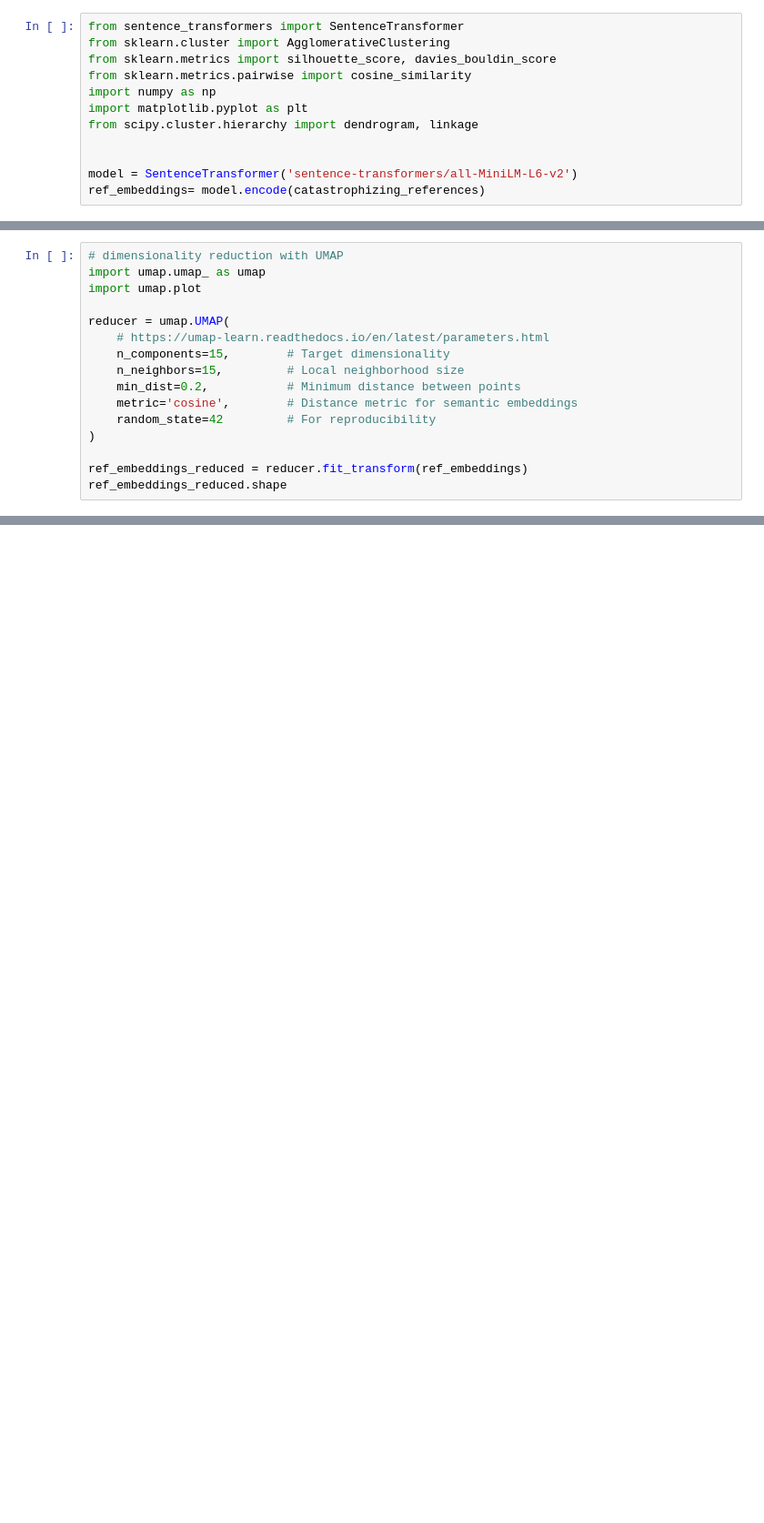
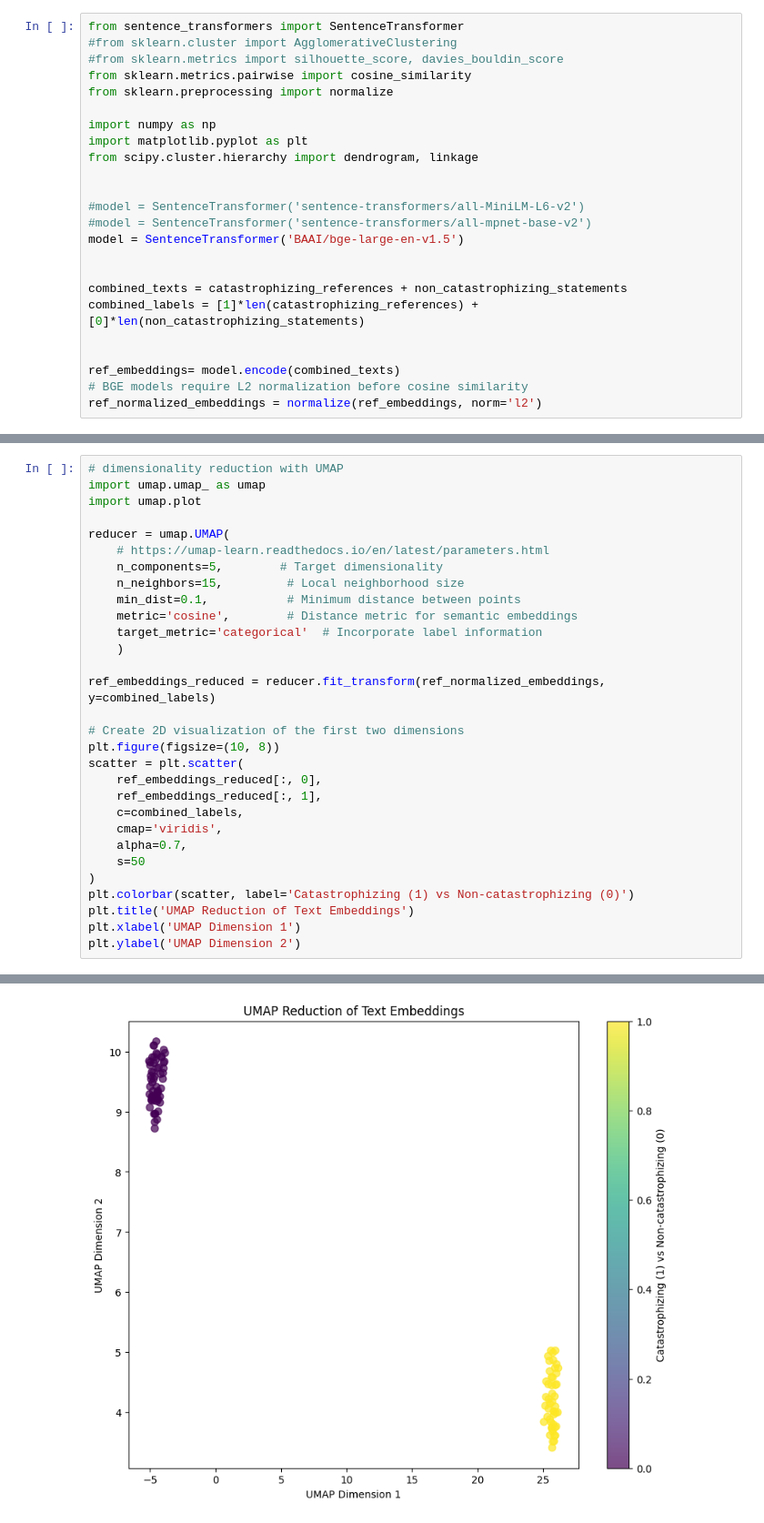
Before and after one commit to artoo-git/txtEmbed_catastrophising, a Jupyter notebook: Catastrophizing_similarity_processing.ipynb, the cells around one changed output, grey strips where cells are left out. Shown at 91% size. Cells and saved outputs as stored; diff of their text form; blank space fills up the shorter version.

```diff
--- a/Catastrophizing_similarity_processing.ipynb
+++ b/Catastrophizing_similarity_processing.ipynb
@@ -109,13 +166,25 @@ Here we converts our 50 catoastrophizing sentences into a high dimensional space
 # %%
 from sentence_transformers import SentenceTransformer
-from sklearn.cluster import AgglomerativeClustering
-from sklearn.metrics import silhouette_score, davies_bouldin_score
+#from sklearn.cluster import AgglomerativeClustering
+#from sklearn.metrics import silhouette_score, davies_bouldin_score
 from sklearn.metrics.pairwise import cosine_similarity
+from sklearn.preprocessing import normalize
+
 import numpy as np
 import matplotlib.pyplot as plt
 from scipy.cluster.hierarchy import dendrogram, linkage
 
 
-model = SentenceTransformer('sentence-transformers/all-MiniLM-L6-v2')
-ref_embeddings= model.encode(catastrophizing_references)
+#model = SentenceTransformer('sentence-transformers/all-MiniLM-L6-v2')
+#model = SentenceTransformer('sentence-transformers/all-mpnet-base-v2')
+model = SentenceTransformer('BAAI/bge-large-en-v1.5')
+
+
+combined_texts = catastrophizing_references + non_catastrophizing_statements
+combined_labels = [1]*len(catastrophizing_references) + [0]*len(non_catastrophizing_statements)
+
+
+ref_embeddings= model.encode(combined_texts)
+# BGE models require L2 normalization before cosine similarity
+ref_normalized_embeddings = normalize(ref_embeddings, norm='l2')
 # %% [output]
@@ -140,13 +213,27 @@ import umap.plot
 
 reducer = umap.UMAP(
     # https://umap-learn.readthedocs.io/en/latest/parameters.html
-    n_components=15,        # Target dimensionality
+    n_components=5,        # Target dimensionality
     n_neighbors=15,         # Local neighborhood size
-    min_dist=0.2,           # Minimum distance between points
+    min_dist=0.1,           # Minimum distance between points
     metric='cosine',        # Distance metric for semantic embeddings
-    random_state=42         # For reproducibility
+    target_metric='categorical'  # Incorporate label information
+    )
+
+ref_embeddings_reduced = reducer.fit_transform(ref_normalized_embeddings, y=combined_labels)
+
+# Create 2D visualization of the first two dimensions
+plt.figure(figsize=(10, 8))
+scatter = plt.scatter(
+    ref_embeddings_reduced[:, 0],
+    ref_embeddings_reduced[:, 1],
+    c=combined_labels,
+    cmap='viridis',
+    alpha=0.7,
+    s=50
 )
-
-ref_embeddings_reduced = reducer.fit_transform(ref_embeddings)
-ref_embeddings_reduced.shape
+plt.colorbar(scatter, label='Catastrophizing (1) vs Non-catastrophizing (0)')
+plt.title('UMAP Reduction of Text Embeddings')
+plt.xlabel('UMAP Dimension 1')
+plt.ylabel('UMAP Dimension 2')
 # %% [output]
@@ -153,0 +241 @@ ref_embeddings_reduced.shape
+[figure, added]
```
Also changed, not shown: parts of 28 cells of this notebook.
